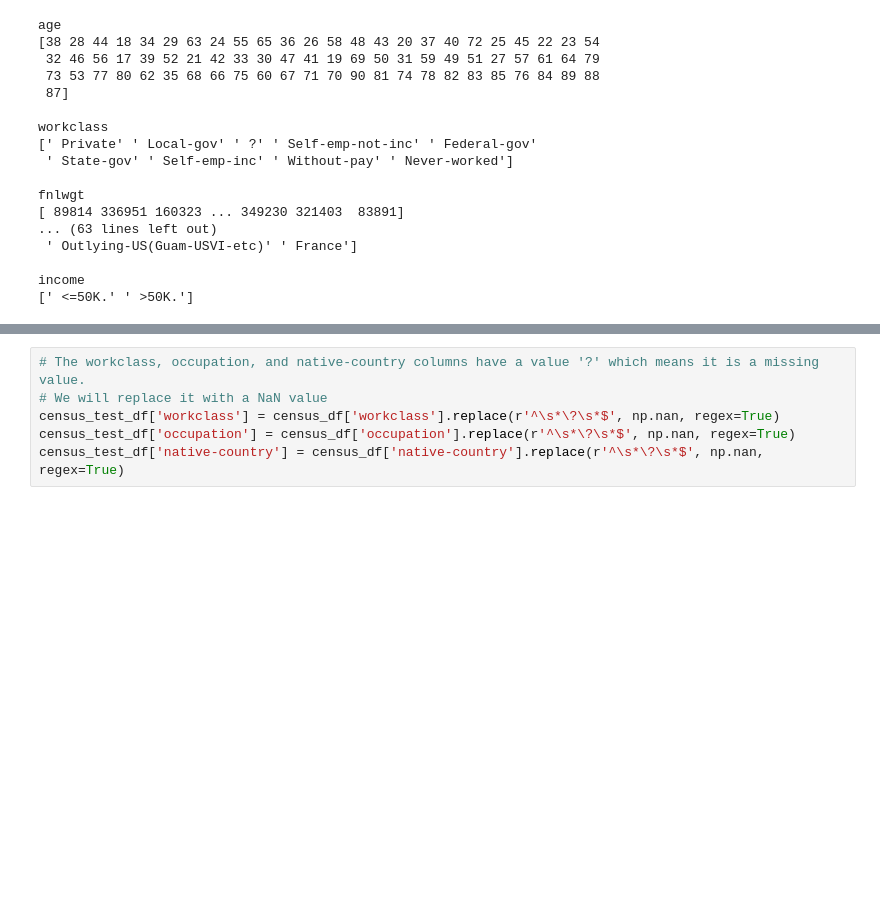
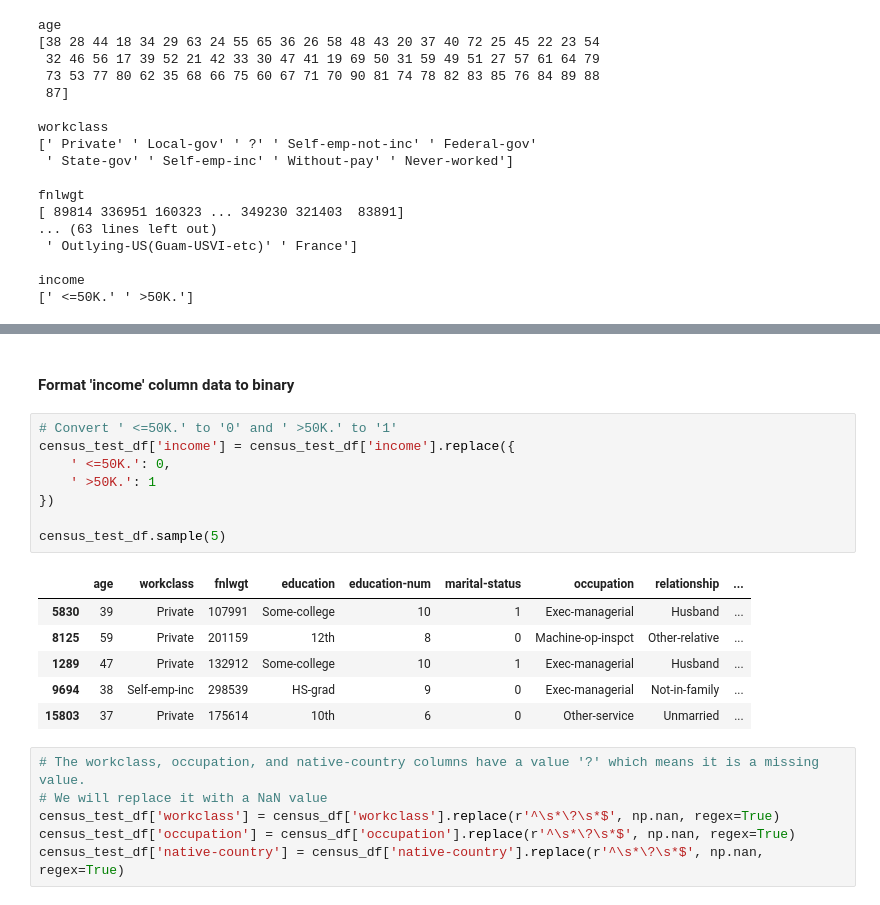
Before and after one commit to sppencerr/Census_Income_ML_Model_Team2, a Jupyter notebook: Group_2_Census_Income_ML_Model.ipynb, the cells around one changed output, grey strips where cells are left out. Saved outputs shown, nothing was run; the diff lists cells and outputs as text; blank space fills up the shorter version.

```diff
--- a/Group_2_Census_Income_ML_Model.ipynb
+++ b/Group_2_Census_Income_ML_Model.ipynb
@@ -256,3 +319,20 @@ income
+# %% [markdown]
+#### Format 'income' column data to binary
+# %%
+# Convert ' <=50K.' to '0' and ' >50K.' to '1'
+census_test_df['income'] = census_test_df['income'].replace({
+    ' <=50K.': 0,
+    ' >50K.': 1
+})
+
+census_test_df.sample(5)
+# %% [output]
+|  | age | workclass | fnlwgt | education | education-num | marital-status | occupation | relationship | ... |
+| 5830 | 39 | Private | 107991 | Some-college | 10 | 1 | Exec-managerial | Husband | ... |
+| 8125 | 59 | Private | 201159 | 12th | 8 | 0 | Machine-op-inspct | Other-relative | ... |
+| 1289 | 47 | Private | 132912 | Some-college | 10 | 1 | Exec-managerial | Husband | ... |
+| 9694 | 38 | Self-emp-inc | 298539 | HS-grad | 9 | 0 | Exec-managerial | Not-in-family | ... |
+| 15803 | 37 | Private | 175614 | 10th | 6 | 0 | Other-service | Unmarried | ... |
 # %%
 # The workclass, occupation, and native-country columns have a value '?' which means it is a missing value.
 # We will replace it with a NaN value
```
Also changed, not shown: parts of 6 cells of this notebook.
